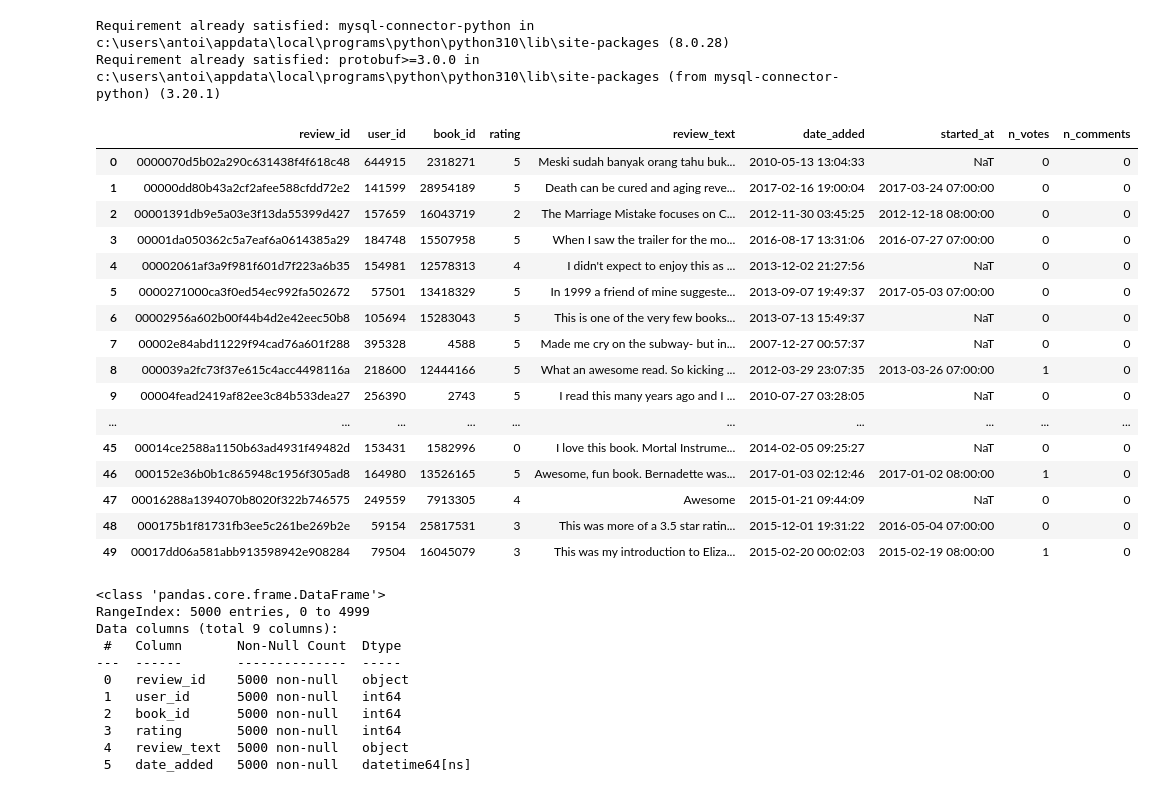
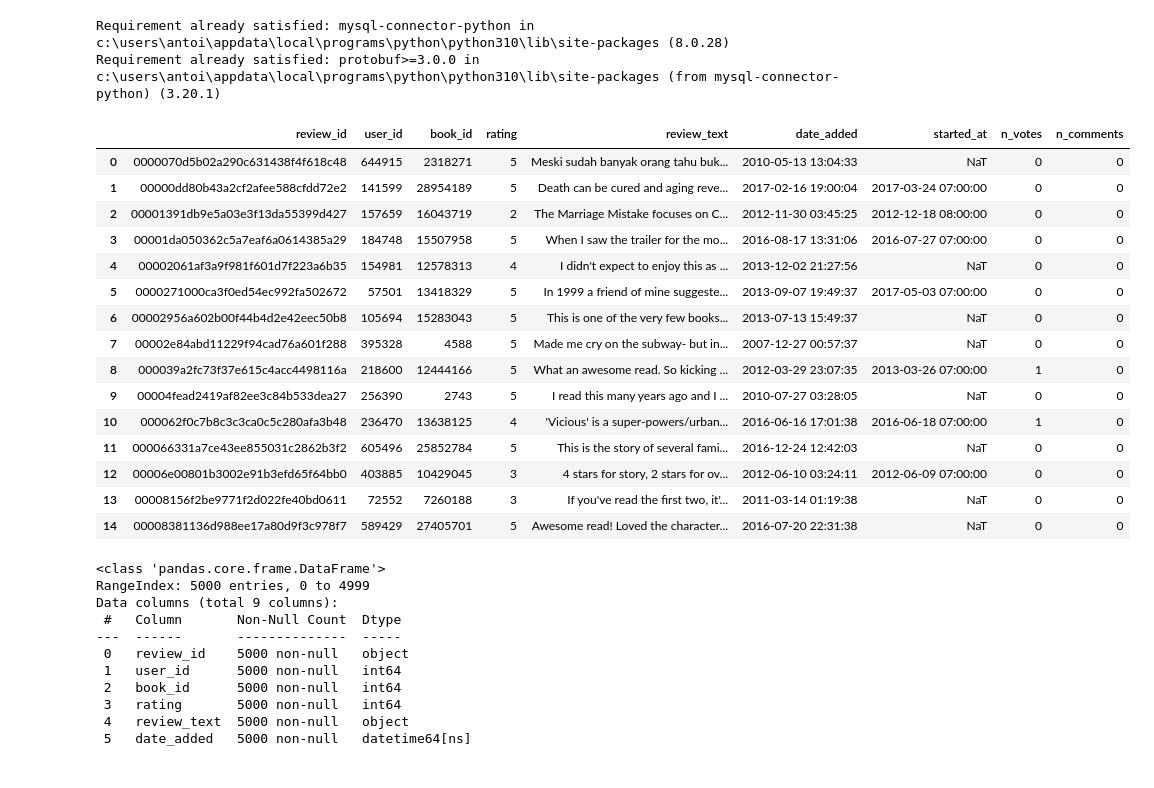
Before and after one commit to Benjouzz/DS50_backend, a Jupyter notebook: ds50-nlp.ipynb, the cells around one changed output. Cells and saved outputs as stored; diff of their text form; code cells hidden in the pictures.

```diff
--- a/ds50-nlp.ipynb
+++ b/ds50-nlp.ipynb
@@ -34,25 +34,24 @@ if connection.is_connected():
         connection.close()
 data=pd.DataFrame(data)
 # %%
-data.head(50)
+data.head(15)
 # %% [output]
 |  | review_id | user_id | book_id | rating | review_text | date_added | started_at | n_votes | n_comments |
 | 0 | 0000070d5b02a290c631438f4f618c48 | 644915 | 2318271 | 5 | Meski sudah banyak orang tahu buk... | 2010-05-13 13:04:33 | NaT | 0 | 0 |
 | 1 | 00000dd80b43a2cf2afee588cfdd72e2 | 141599 | 28954189 | 5 | Death can be cured and aging reve... | 2017-02-16 19:00:04 | 2017-03-24 07:00:00 | 0 | 0 |
 | 2 | 00001391db9e5a03e3f13da55399d427 | 157659 | 16043719 | 2 | The Marriage Mistake focuses on C... | 2012-11-30 03:45:25 | 2012-12-18 08:00:00 | 0 | 0 |
 | 3 | 00001da050362c5a7eaf6a0614385a29 | 184748 | 15507958 | 5 | When I saw the trailer for the mo... | 2016-08-17 13:31:06 | 2016-07-27 07:00:00 | 0 | 0 |
 | 4 | 00002061af3a9f981f601d7f223a6b35 | 154981 | 12578313 | 4 | I didn't expect to enjoy this as ... | 2013-12-02 21:27:56 | NaT | 0 | 0 |
 | 5 | 0000271000ca3f0ed54ec992fa502672 | 57501 | 13418329 | 5 | In 1999 a friend of mine suggeste... | 2013-09-07 19:49:37 | 2017-05-03 07:00:00 | 0 | 0 |
 | 6 | 00002956a602b00f44b4d2e42eec50b8 | 105694 | 15283043 | 5 | This is one of the very few books... | 2013-07-13 15:49:37 | NaT | 0 | 0 |
 | 7 | 00002e84abd11229f94cad76a601f288 | 395328 | 4588 | 5 | Made me cry on the subway- but in... | 2007-12-27 00:57:37 | NaT | 0 | 0 |
 | 8 | 000039a2fc73f37e615c4acc4498116a | 218600 | 12444166 | 5 | What an awesome read. So kicking ... | 2012-03-29 23:07:35 | 2013-03-26 07:00:00 | 1 | 0 |
 | 9 | 00004fead2419af82ee3c84b533dea27 | 256390 | 2743 | 5 | I read this many years ago and I ... | 2010-07-27 03:28:05 | NaT | 0 | 0 |
-| ... | ... | ... | ... | ... | ... | ... | ... | ... | ... |
-| 45 | 00014ce2588a1150b63ad4931f49482d | 153431 | 1582996 | 0 | I love this book. Mortal Instrume... | 2014-02-05 09:25:27 | NaT | 0 | 0 |
-| 46 | 000152e36b0b1c865948c1956f305ad8 | 164980 | 13526165 | 5 | Awesome, fun book. Bernadette was... | 2017-01-03 02:12:46 | 2017-01-02 08:00:00 | 1 | 0 |
-| 47 | 00016288a1394070b8020f322b746575 | 249559 | 7913305 | 4 | Awesome | 2015-01-21 09:44:09 | NaT | 0 | 0 |
-| 48 | 000175b1f81731fb3ee5c261be269b2e | 59154 | 25817531 | 3 | This was more of a 3.5 star ratin... | 2015-12-01 19:31:22 | 2016-05-04 07:00:00 | 0 | 0 |
-| 49 | 00017dd06a581abb913598942e908284 | 79504 | 16045079 | 3 | This was my introduction to Eliza... | 2015-02-20 00:02:03 | 2015-02-19 08:00:00 | 1 | 0 |
+| 10 | 000062f0c7b8c3c3ca0c5c280afa3b48 | 236470 | 13638125 | 4 | 'Vicious' is a super-powers/urban... | 2016-06-16 17:01:38 | 2016-06-18 07:00:00 | 1 | 0 |
+| 11 | 000066331a7ce43ee855031c2862b3f2 | 605496 | 25852784 | 5 | This is the story of several fami... | 2016-12-24 12:42:03 | NaT | 0 | 0 |
+| 12 | 00006e00801b3002e91b3efd65f64bb0 | 403885 | 10429045 | 3 | 4 stars for story, 2 stars for ov... | 2012-06-10 03:24:11 | 2012-06-09 07:00:00 | 0 | 0 |
+| 13 | 00008156f2be9771f2d022fe40bd0611 | 72552 | 7260188 | 3 | If you've read the first two, it'... | 2011-03-14 01:19:38 | NaT | 0 | 0 |
+| 14 | 00008381136d988ee17a80d9f3c978f7 | 589429 | 27405701 | 5 | Awesome read! Loved the character... | 2016-07-20 22:31:38 | NaT | 0 | 0 |
 # %%
 data.info()
 # %% [output]
```
Also changed, not shown: parts of 14 cells of this notebook.
